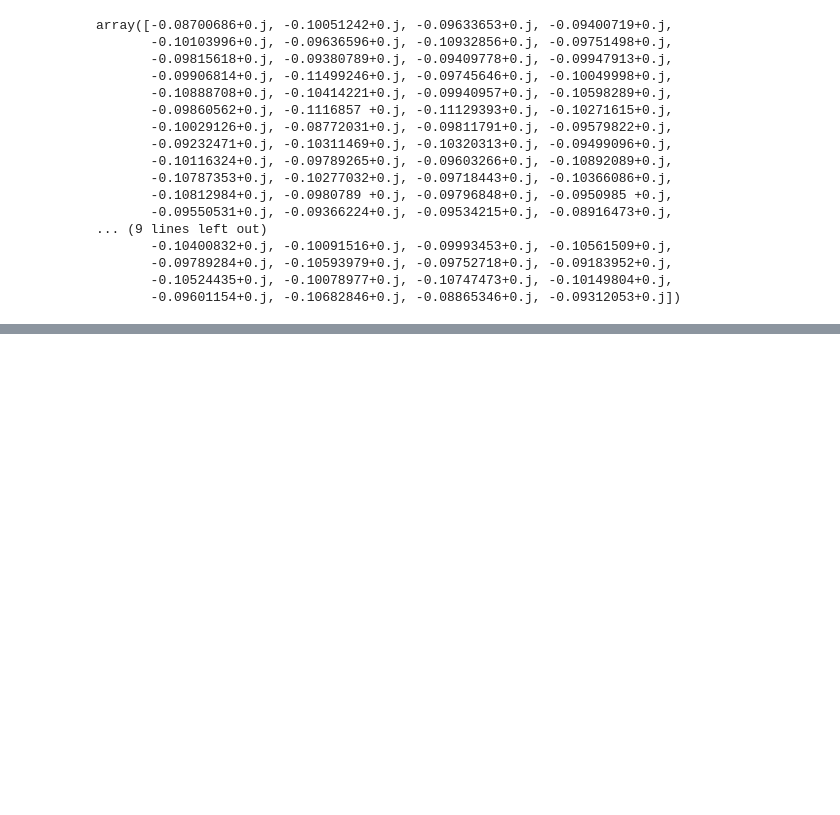
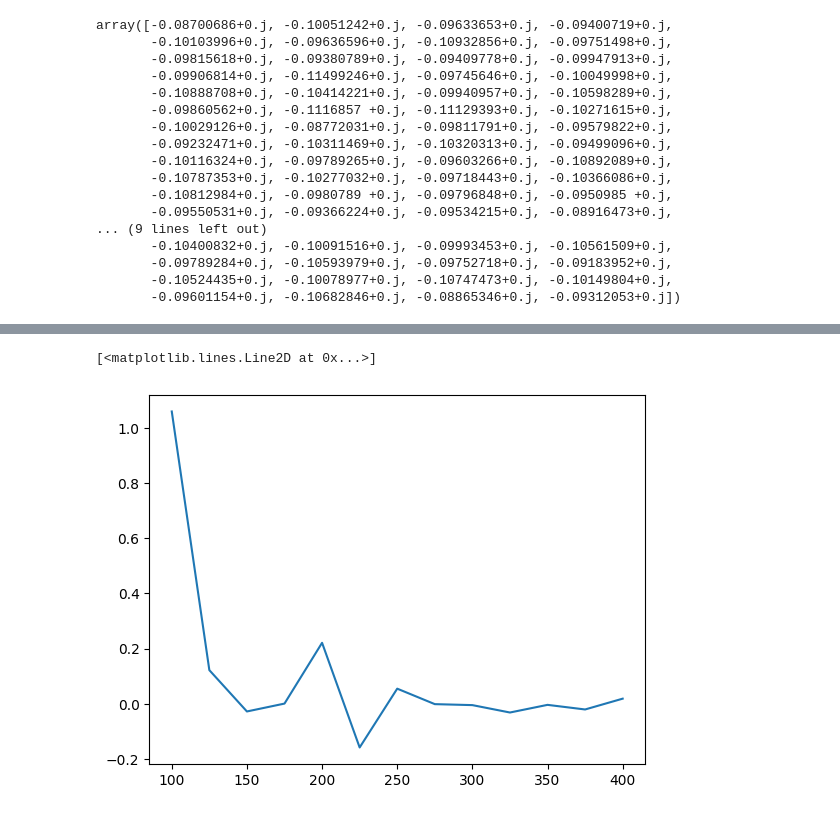
Before and after one commit to ceolson/metric-learning, a Jupyter notebook: scratch.ipynb, the cells around one changed output, grey strips where cells are left out. Saved outputs shown, nothing was run; the diff lists cells and outputs as text; code cells hidden in the pictures; blank space fills up the shorter version.

```diff
--- a/scratch.ipynb
+++ b/scratch.ipynb
@@ -130,3 +132,5 @@ array([-0.08700686+0.j, -0.10051242+0.j, -0.09633653+0.j, -0.09400719+0.j,
        -0.09789284+0.j, -0.10593979+0.j, -0.09752718+0.j, -0.09183952+0.j,
        -0.10524435+0.j, -0.10078977+0.j, -0.10747473+0.j, -0.10149804+0.j,
        -0.09601154+0.j, -0.10682846+0.j, -0.08865346+0.j, -0.09312053+0.j])
+# %%
+db = pd.read_csv("changing_n_sgd.csv")
@@ -132,0 +154,5 @@ array([-0.08700686+0.j, -0.10051242+0.j, -0.09633653+0.j, -0.09400719+0.j,
+# %%
+plt.plot(db["n"], db["mean audit"] - db["mean audit true"])
+# %% [output]
+[<matplotlib.lines.Line2D at 0x...>]
+[figure, added]
```
Also changed, not shown: parts of 6 cells of this notebook, 6 other files.
